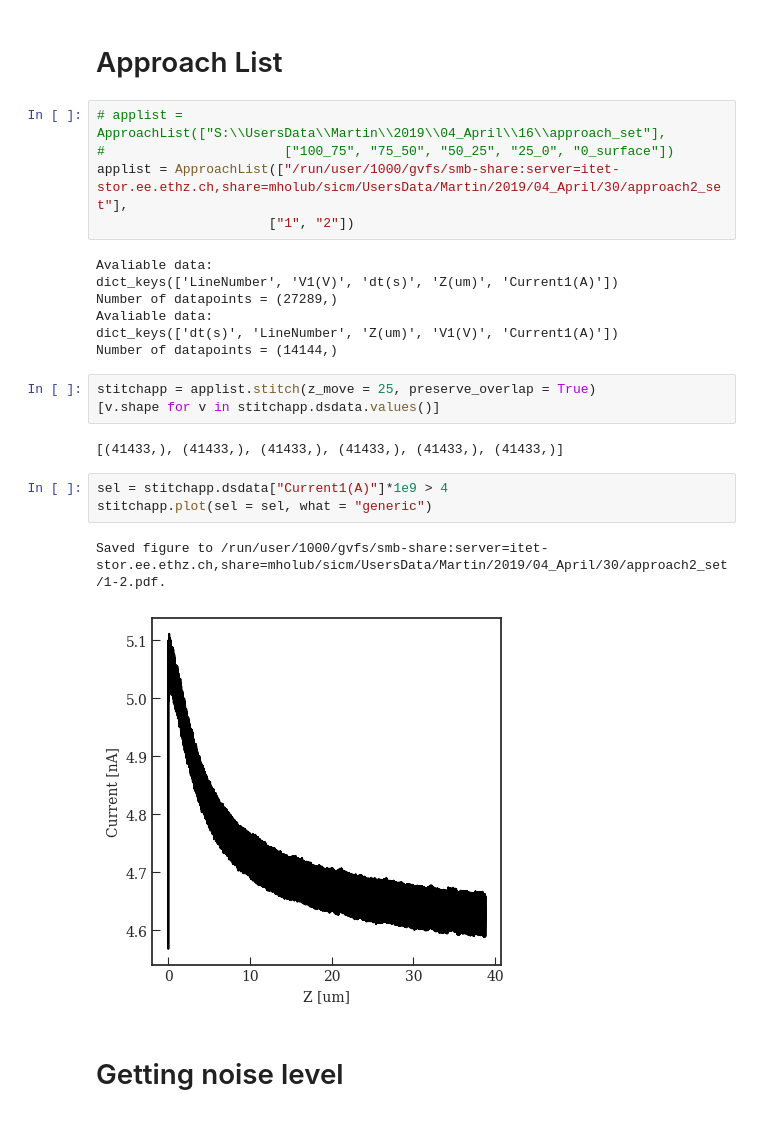
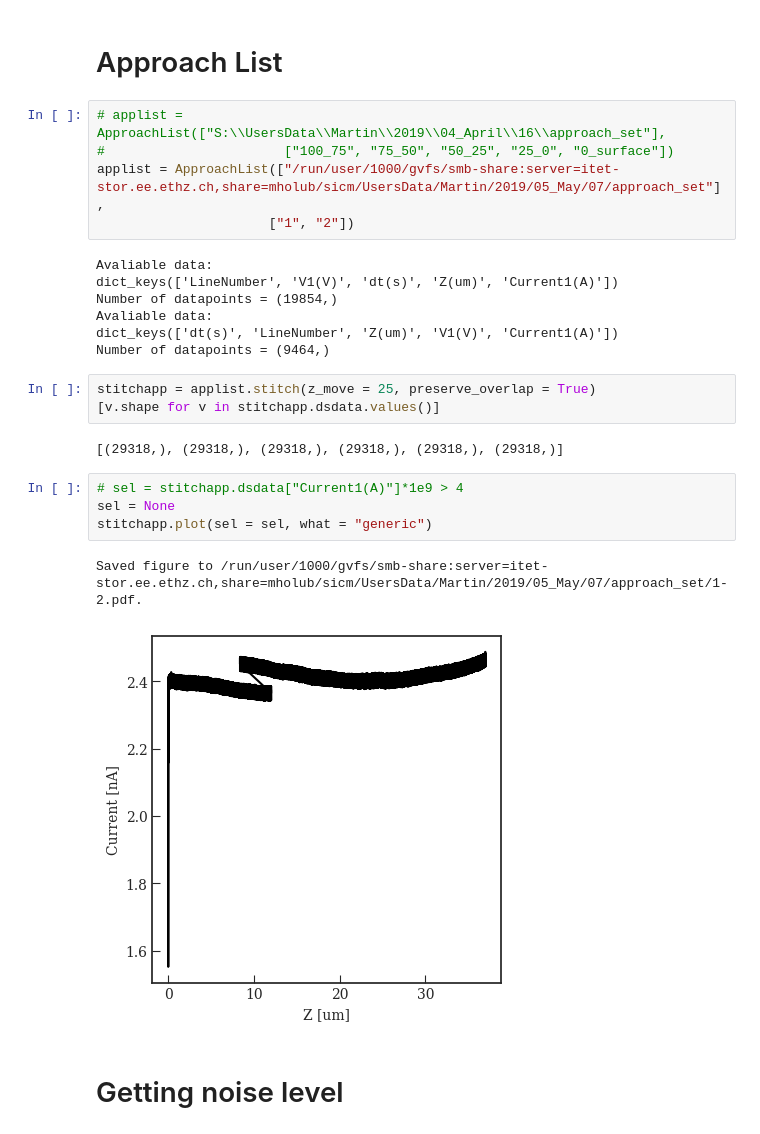
Before and after one commit to martinholub/sicm, a Jupyter notebook: notebooks/plots.ipynb, the cells around one changed output. Saved outputs shown, nothing was run; the diff lists cells and outputs as text.

Commit message:
plot approaches

```diff
--- a/notebooks/plots.ipynb
+++ b/notebooks/plots.ipynb
@@ -194,26 +191,27 @@ Saved figure to /run/user/1000/gvfs/smb-share:server=itet-stor.ee.ethz.ch,share=
 # %%
 # applist = ApproachList(["S:\\UsersData\\Martin\\2019\\04_April\\16\\approach_set"],
 #                       ["100_75", "75_50", "50_25", "25_0", "0_surface"])
-applist = ApproachList(["/run/user/1000/gvfs/smb-share:server=itet-stor.ee.ethz.ch,share=mholub/sicm/UsersData/Martin/2019/04_April/30/approach2_set"],
+applist = ApproachList(["/run/user/1000/gvfs/smb-share:server=itet-stor.ee.ethz.ch,share=mholub/sicm/UsersData/Martin/2019/05_May/07/approach_set"],
                       ["1", "2"])
 # %% [output]
 Avaliable data:
 dict_keys(['LineNumber', 'V1(V)', 'dt(s)', 'Z(um)', 'Current1(A)'])
-Number of datapoints = (27289,)
+Number of datapoints = (19854,)
 Avaliable data:
 dict_keys(['dt(s)', 'LineNumber', 'Z(um)', 'V1(V)', 'Current1(A)'])
-Number of datapoints = (14144,)
+Number of datapoints = (9464,)
 # %%
 stitchapp = applist.stitch(z_move = 25, preserve_overlap = True)
 [v.shape for v in stitchapp.dsdata.values()]
 # %% [output]
-[(41433,), (41433,), (41433,), (41433,), (41433,), (41433,)]
+[(29318,), (29318,), (29318,), (29318,), (29318,), (29318,)]
 # %%
-sel = stitchapp.dsdata["Current1(A)"]*1e9 > 4
+# sel = stitchapp.dsdata["Current1(A)"]*1e9 > 4
+sel = None
 stitchapp.plot(sel = sel, what = "generic")
 # %% [output]
-Saved figure to /run/user/1000/gvfs/smb-share:server=itet-stor.ee.ethz.ch,share=mholub/sicm/UsersData/Martin/2019/04_April/30/approach2_set/1-2.pdf.
+Saved figure to /run/user/1000/gvfs/smb-share:server=itet-stor.ee.ethz.ch,share=mholub/sicm/UsersData/Martin/2019/05_May/07/approach_set/1-2.pdf.
-[figure, old version]
+[figure, new version]
 # %% [markdown]
 # Getting noise level
 # %%
```
Also changed, not shown: parts of 3 cells of this notebook.
